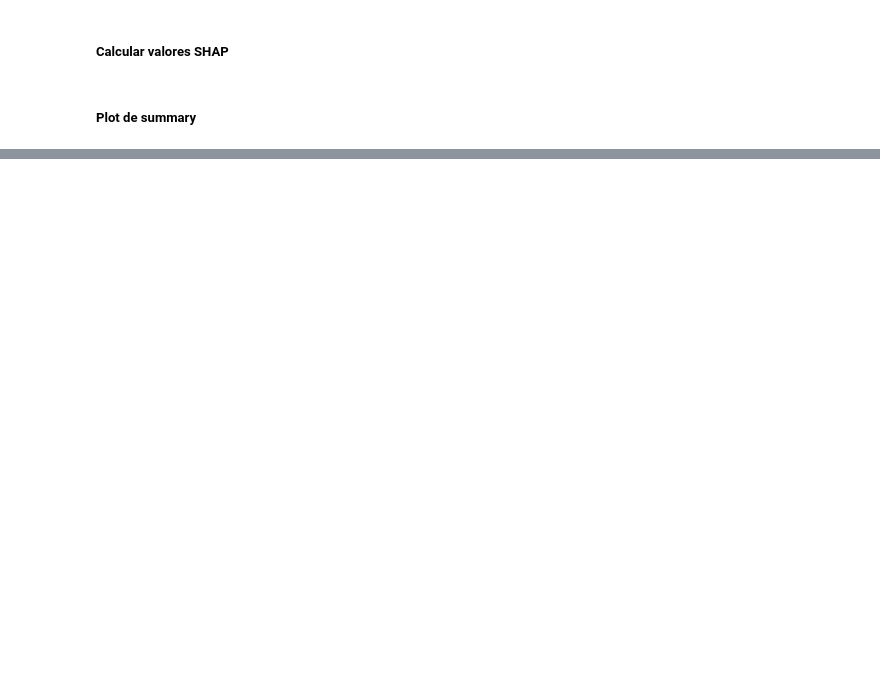
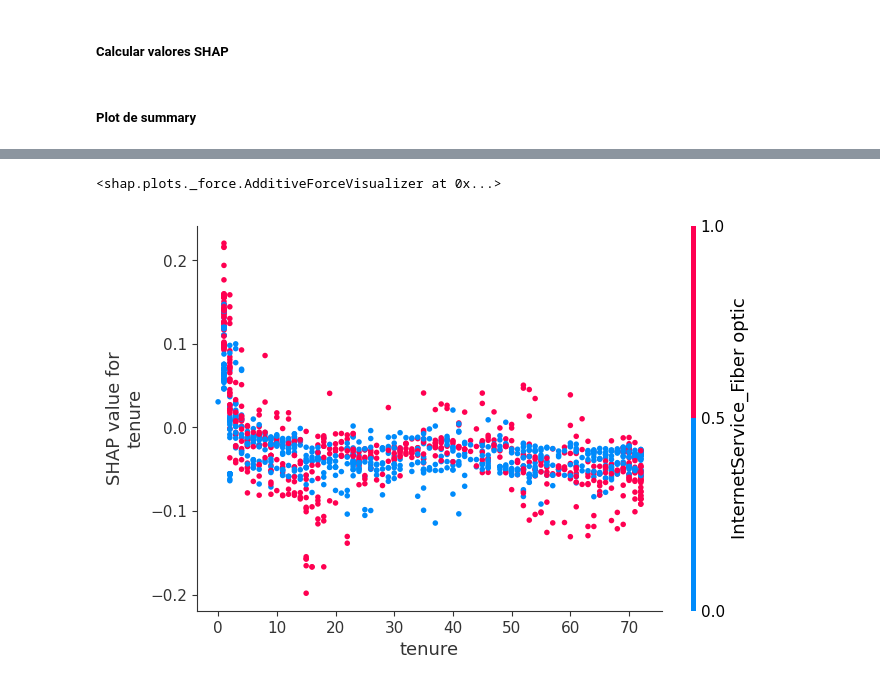
Before and after one commit to stefanoaragoni/CC31062024_Proyecto1, a Jupyter notebook: proyecto1.ipynb, the cells around one changed output, grey strips where cells are left out. Drawn from its saved outputs; the diff is of its cells as text; code cells hidden in the pictures; blank space fills up the shorter version.

Commit message:
wip shap

```diff
--- a/proyecto1.ipynb
+++ b/proyecto1.ipynb
@@ -848,0 +849,10 @@ shap.summary_plot(shapValuesRF, X_test_scaled)
+# %%
+shap.force_plot(explainer.expected_value[1], shapValues.values[0, :, 1], X_test.iloc[0, :])
+# %% [output]
+<shap.plots._force.AdditiveForceVisualizer at 0x...>
+# %%
+shap_values_class_1 = shapValues.values[:, :, 1]  # Selecciona los valores SHAP para la clase positiva
+# %%
+shap.dependence_plot("tenure", shap_values_class_1, X_test)
+# %% [output]
+[figure, added]
```
Also changed, not shown: parts of 5 cells of this notebook.
